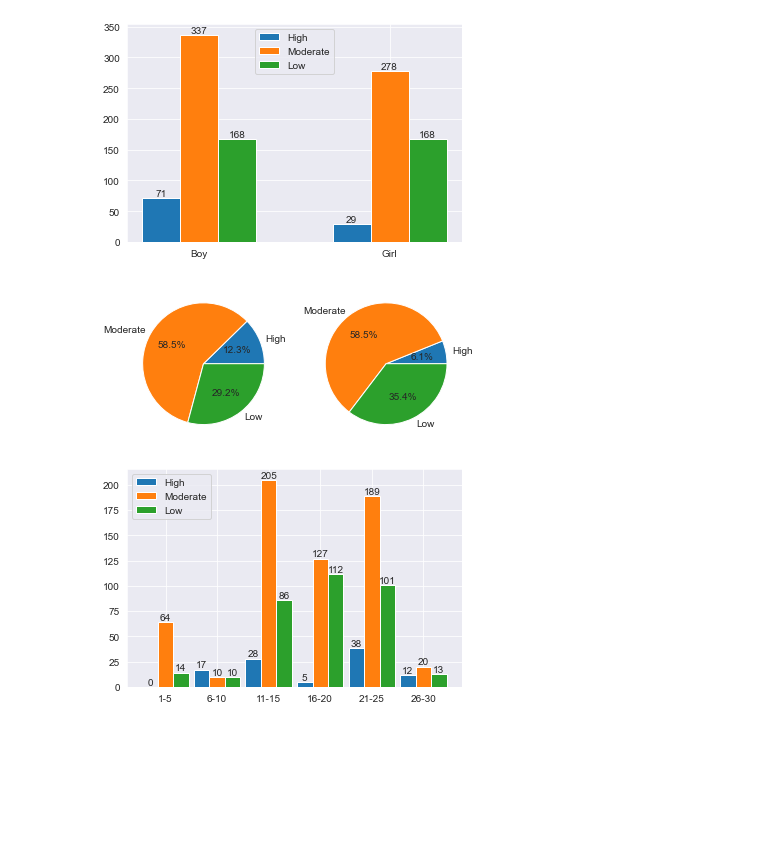
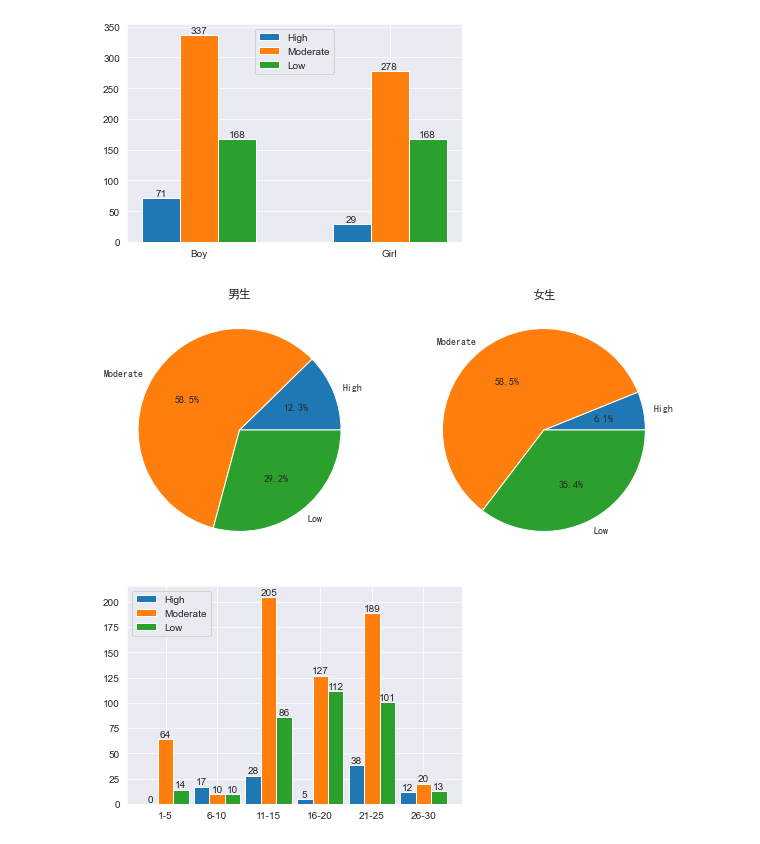
Before and after one commit to TakanashiXny/Introduction-of-DaSE, a Jupyter notebook: final/final_task.ipynb, the cells around one changed output. Saved outputs shown, nothing was run; the diff lists cells and outputs as text; code cells hidden in the pictures; blank space fills up the shorter version.

Commit message:
1graph

```diff
--- a/final/final_task.ipynb
+++ b/final/final_task.ipynb
@@ -507,6 +507,9 @@ Tab       High                  2
 Name: Adaptivity Level, dtype: int64
 # %% [markdown]
 3. 数据可视化
+# %%
+plt.rcParams['font.sans-serif'] = ['SimHei']
+plt.rcParams['axes.unicode_minus'] = False
 # %% [markdown]
 显示学生自适应总体情况
 # %%
@@ -540,18 +543,21 @@ plt.show()
 # %% [output]
 [figure]
 # %%
+plt.figure(figsize=(10, 10))
 plt.subplot(121)
 boy = [Gender_Adapt['Boy']['High'], Gender_Adapt['Boy']['Moderate'], Gender_Adapt['Boy']['Low']]
 plt.pie(boy, labels=Order, autopct='%1.1f%%')
+plt.title("男生")
 
 
 plt.subplot(122)
 girl = [Gender_Adapt['Girl']['High'], Gender_Adapt['Girl']['Moderate'], Gender_Adapt['Girl']['Low']]
 plt.pie(girl, labels=Order, autopct='%1.1f%%')
+plt.title("女生")
 
 plt.show()
 # %% [output]
-[figure, old version]
+[figure, new version]
 # %%
 high = [0, Age_Adapt['6-10']['High'], Age_Adapt['11-15']['High'], Age_Adapt['16-20']['High'],
         Age_Adapt['21-25']['High'], Age_Adapt['26-30']['High']]
```
Also changed, not shown: parts of 23 cells of this notebook.
